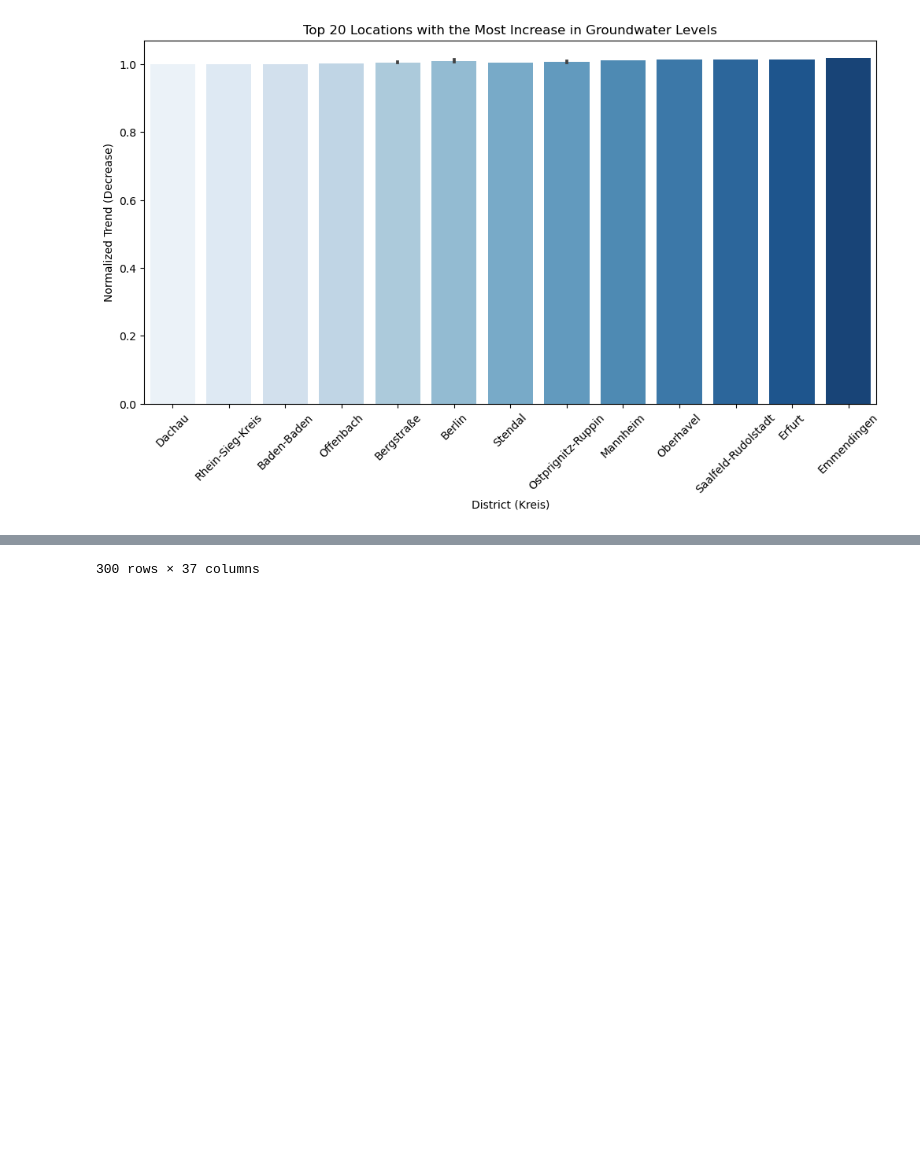
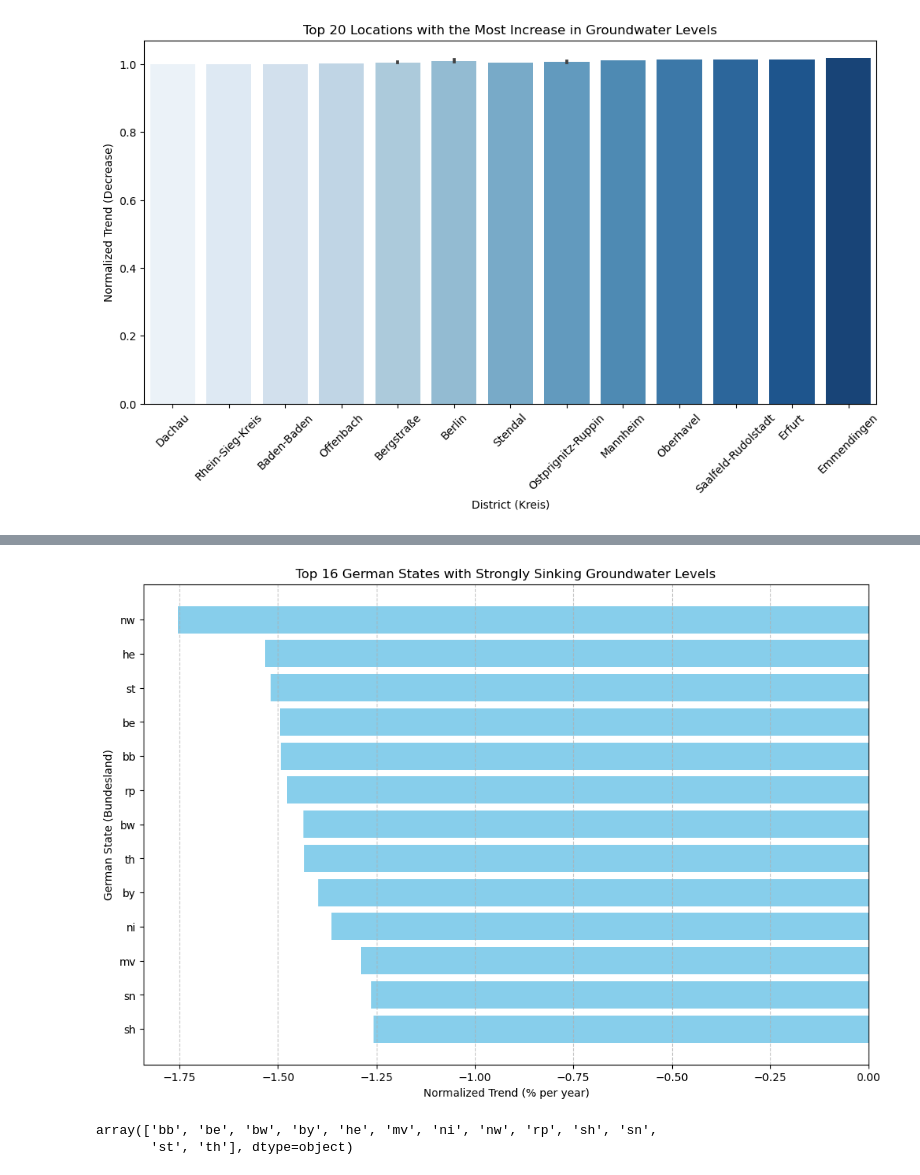
Before and after one commit to Haque2/final_project, a Jupyter notebook: final_project_idea_correctiv (1).ipynb, the cells around one changed output, grey strips where cells are left out. Cells and saved outputs as stored; diff of their text form; code cells hidden in the pictures; blank space fills up the shorter version.

```diff
--- a/final_project_idea_correctiv (1).ipynb
+++ b/final_project_idea_correctiv (1).ipynb
@@ -238,4 +243,28 @@ plt.show()
 # %%
 df.to_csv('messstellen_cleaned.csv', index=False)
 # %%
+import pandas as pd
+import matplotlib.pyplot as plt
+
+# Assuming you have already loaded your dataframe 'df'
+# df = pd.read_csv('your_file.csv') # Example code to load your data
+
+# Filter for strongly sinking groundwater trends
+strongly_sinking = df[df['trend_bin'] == 'stark sinkend']
+
+# Group by 'bundesland' and calculate the mean trend_normalized for each state
+state_trends = strongly_sinking.groupby('bundesland')['trend_normalized'].mean().reset_index()
+
+# Sort the states in descending order based on trend_normalized
+sorted_states = state_trends.sort_values(by='trend_normalized', ascending=True).head(16)
+
+# Plotting
+plt.figure(figsize=(12, 8))
+plt.barh(sorted_states['bundesland'], sorted_states['trend_normalized'], color='skyblue')
+plt.xlabel('Normalized Trend (% per year)')
+plt.ylabel('German State (Bundesland)')
+plt.title('Top 16 German States with Strongly Sinking Groundwater Levels')
+plt.gca().invert_yaxis()  # To display the state with the most negative trend at the top
+plt.grid(axis='x', linestyle='--', alpha=0.7)
+plt.show()
 # %% [output]
@@ -254 +271,6 @@ df.to_csv('messstellen_cleaned.csv', index=False)
-300 rows × 37 columns
+[figure, added]
+# %%
+df['bundesland'].unique()
+# %% [output]
+array(['bb', 'be', 'bw', 'by', 'he', 'mv', 'ni', 'nw', 'rp', 'sh', 'sn',
+       'st', 'th'], dtype=object)
```
Also changed, not shown: parts of 2 cells of this notebook, 6 other files.
